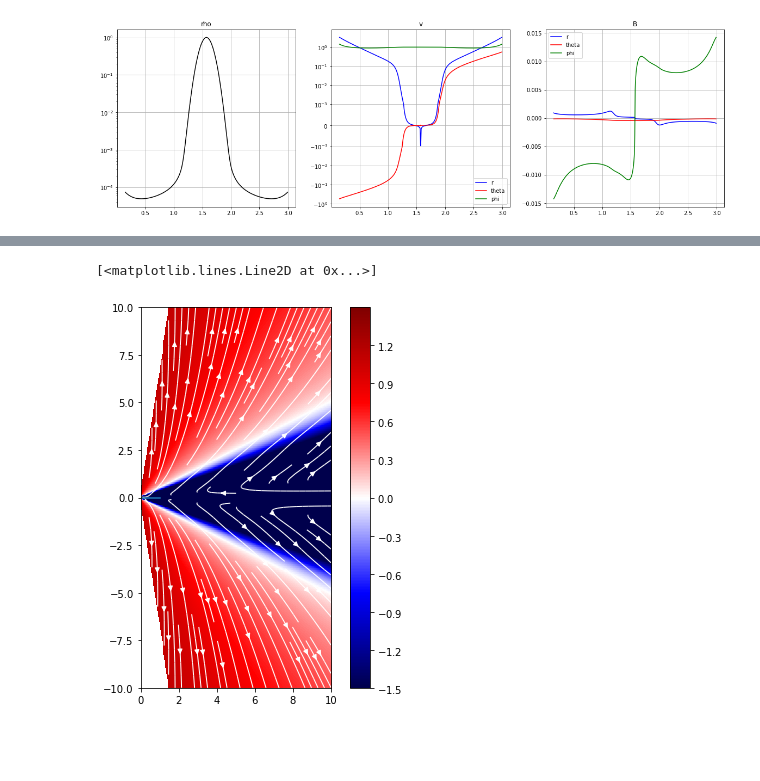
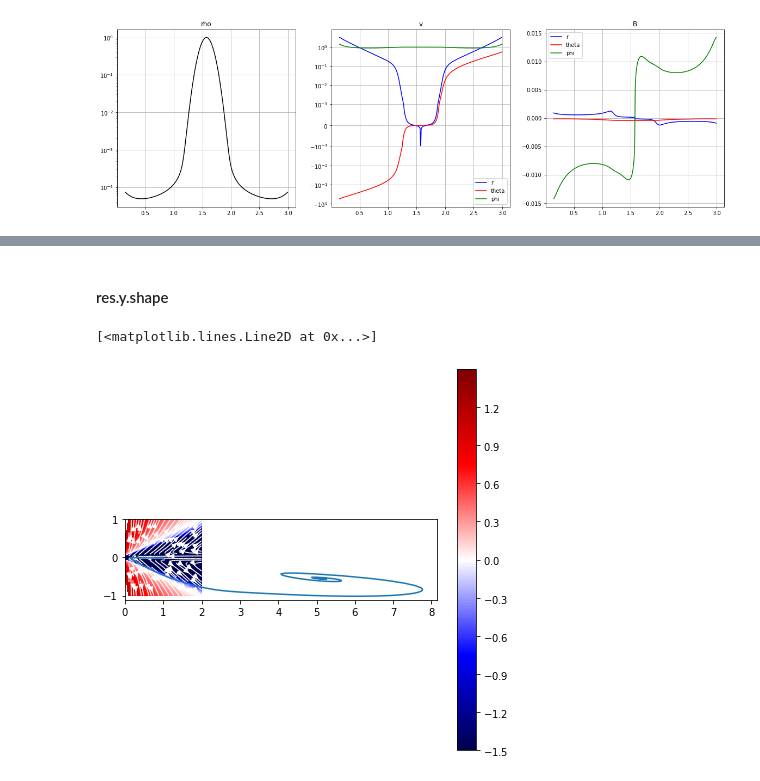
Before and after one commit to rasmus98/SelfSimilarDisc, a Jupyter notebook: lesur.ipynb, the cells around one changed output, grey strips where cells are left out. Drawn from its saved outputs; the diff is of its cells as text; code cells hidden in the pictures; blank space fills up the shorter version.

```diff
--- a/lesur.ipynb
+++ b/lesur.ipynb
@@ -203,0 +127,4 @@ KeyboardInterrupt:
+# %%
+for dustsize in np.linspace(0.1, 1, 10):
+    print(dustsize)
+    res = integrate_streamline(1, np.pi/2+0.02, dustsize, regularized_fields.v, regularized_fields.rho, mhd_sim.cs)
@@ -203,0 +162,9 @@ KeyboardInterrupt:
+# %%
+plt.figure(figsize=(10,10))
+plot_vector_field(v,extent=(0.1, 2, -1, 1))
+for dustsize in np.linspace(0.1, 1, 10):
+    print(dustsize)
+    res = integrate_streamline(1, np.pi/2+0.01, dustsize, regularized_fields.v, regularized_fields.rho, mhd_sim.cs)
+    plt.plot(np.cos(np.pi/2-res.y[1])*res.y[0], np.sin(np.pi/2-res.y[1])*res.y[0])
+plt.axis((0.1, 2, -1, 1))
+plt.legend(np.linspace(0.1, 1, 10))
@@ -204,18 +184,21 @@ KeyboardInterrupt:
+# %% [markdown]
+#### res.y.shape
 # %%
 import matplotlib.colors
+v = regularized_fields.v
 plt.figure(figsize=(7,7))
-Rs, zs = np.meshgrid(np.linspace(0.1,10,200), np.linspace(-10,10,200))
+Rs, zs = np.meshgrid(np.linspace(0.1,2,200), np.linspace(-1,1,200))
 thetas = np.pi/2-np.arctan(zs/Rs)
-rs = np.hypot(Rs, zs)
-dr = np.interp(thetas,v.theta_grid,v.v_r, left=np.nan, right=np.nan)*rs**v.a
-dt = np.interp(thetas,v.theta_grid,v.v_theta, left=np.nan, right=np.nan)*rs**v.a
-dphi = np.interp(thetas,v.theta_grid,v.v_phi, left=np.nan, right=np.nan)*rs**v.a
-cs = np.interp(thetas,mhd_sim.cs.theta_grid,mhd_sim.cs.v, left=np.nan, right=np.nan)*rs**mhd_sim.cs.a
+rs   = np.hypot(Rs, zs)
+dr   = np.interp(thetas, v.theta_grid, v.v_r, left=np.nan, right=np.nan)*rs**v.a
+dt   = np.interp(thetas, v.theta_grid, v.v_theta, left=np.nan, right=np.nan)*rs**v.a
+dphi = np.interp(thetas, v.theta_grid, v.v_phi, left=np.nan, right=np.nan)*rs**v.a
+cs   = np.interp(thetas, v.theta_grid, mhd_sim.cs.v, left=np.nan, right=np.nan)*rs**mhd_sim.cs.a
 plt.streamplot(Rs, zs, dr * np.sin(thetas) + dt * np.cos (thetas), dr * np.cos(thetas) - dt * np.sin(thetas), color="w", linewidth=1)
-plt.imshow(np.log10(np.sqrt(dr**2+dt**2)/cs),extent=(0,10,-10,10), norm=matplotlib.colors.Normalize(-1.5,1.5), cmap="seismic")
+plt.imshow(np.log10(np.sqrt(dr**2+dt**2)/cs),extent=(0,2,-1,1), norm=matplotlib.colors.Normalize(-1.5,1.5), cmap="seismic")
 plt.colorbar(ticks=np.arange(-1.5, 1.5, 0.3), format="$%.1f$")
 plt.plot(np.cos(np.pi/2-res.y[1])*res.y[0], np.sin(np.pi/2-res.y[1])*res.y[0])
-#plt.axis((0,10,-10,10))
+#plt.axis((0,2,-1,1))
 # %% [output]
 [<matplotlib.lines.Line2D at 0x...>]
-[figure, old version]
+[figure, new version]
```
Also changed, not shown: parts of 21 cells of this notebook.
